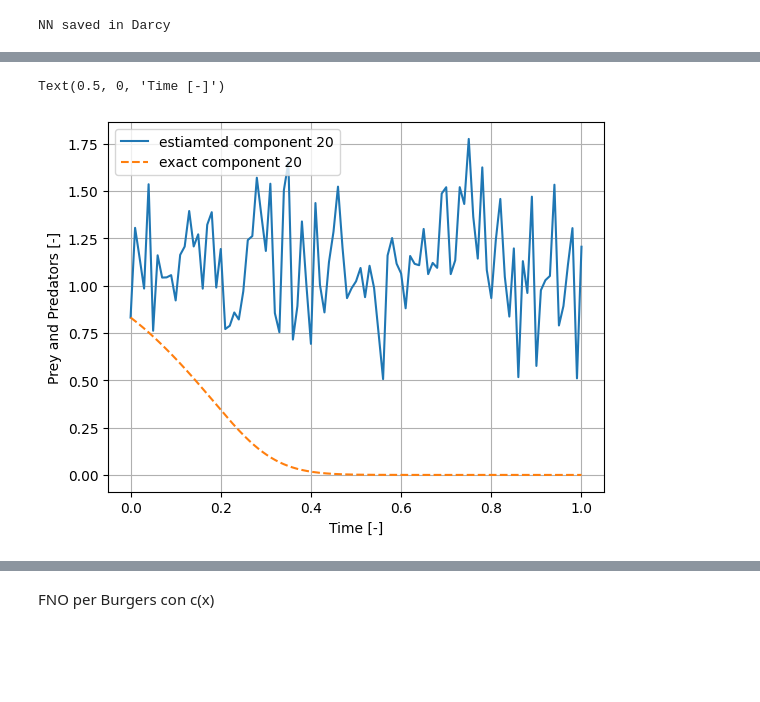
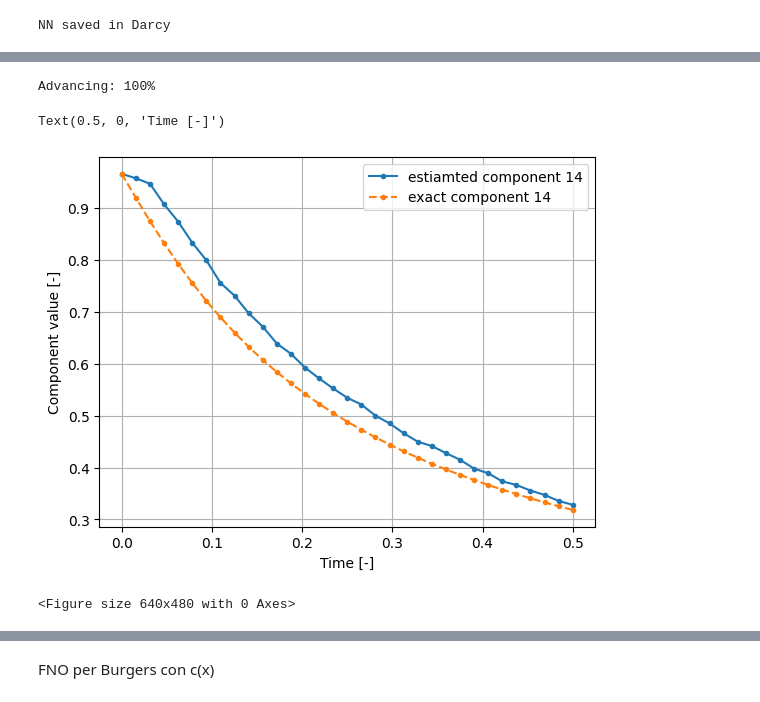
Before and after one commit to Adrianominora/Prevision, a Jupyter notebook: scripts/Prova_libreria.ipynb, the cells around one changed output, grey strips where cells are left out. Drawn from its saved outputs; the diff is of its cells as text; code cells hidden in the pictures; blank space fills up the shorter version.

Commit message:
Burgers time ok

```diff
--- a/scripts/Prova_libreria.ipynb
+++ b/scripts/Prova_libreria.ipynb
@@ -580,0 +410,15 @@ Advancing: 99.0%
+# %%
+T = 0.5
+Nt = 32
+dt = T/Nt
+dim = Nx+1
+
+# Define the measurament function
+def hx(x):
+   return x
+
+# Define the transition function
+FNO=keras.models.load_model('../data/' + folder +'/Burgers_time_FNO.h5', compile=False)
+def fxx(u, dt):
+    factor = np.amax(np.abs(u))
+    return factor*(FNO(np.array([u,]))[0])
@@ -581,15 +435,50 @@ Advancing: 99.0%
+# %%
+# Define the covariance matrix
+P = np.cov(u_ex, rowvar=False)
+# Define the measurament noise
+R = 0.1*np.eye(dim)
+# Define the process noise
+Q = 0.1*np.eye(dim)
+
+# Define the data acquisition function
+def get_sensor_reading(t):
+    i = np.int32(t/dt)
+    return u_ex[i,:]
+
+# Create the model from library
+f = lb.EnKF(dim_x=dim, dim_z=dim, f=fxx, h=hx, get_data=get_sensor_reading, dt=dt, t0=0)
+f.create_model(x0=u0, P=P, R=R, Q=Q, N=10000)
+
+# Predict/Update loop
+u_hat = f.loop(T, verbose=True)
+# %% [output]
+Advancing: 100%
 # %%
 tt=np.arange(0,T+dt,dt)
-ttt = np.arange(0,T,1/u_ex.shape[0])
 plt.figure()
 plt.grid(True)
 for k in range(Nx+1):
-    if k==20:
-        plt.plot(tt,u_hat[:,k], label='estiamted component '+str(k))
-        plt.plot(ttt,u_ex[:,k], label='exact component '+str(k), linestyle='--')
+    if k==14:
+        plt.plot(tt,u_hat[:,k], label='estiamted component '+str(k), marker='.')
+        plt.plot(tt,u_ex[:,k], label='exact component '+str(k), linestyle='--', marker='.')
 plt.legend()
-plt.ylabel('Prey and Predators [-]')
+plt.ylabel('Component value [-]')
 plt.xlabel('Time [-]')
 # %% [output]
 Text(0.5, 0, 'Time [-]')
-[figure, old version]
+[figure, new version]
+# %%
+plt.figure()
+for t_index in range(0,tt.shape[0]):
+    plt.title('Solution at time: '+str(t_index*dt))
+    plt.grid(True)
+    plt.plot(u_hat[t_index,:], label='estimated solution')
+    plt.plot(u_ex[t_index,:], label='exact solution', linestyle='--')
+    plt.xlabel('x [-]')
+    plt.ylabel('u [-]')
+    plt.ylim([-1,1])
+    plt.legend(loc='upper right')
+    plt.savefig('../Burgers_time_EnKF_' + str(t_index) + '.png', dpi=300)
+    plt.clf()
+# %% [output]
+<Figure size 640x480 with 0 Axes>
```
Also changed, not shown: parts of 11 cells of this notebook, 9 other files.
